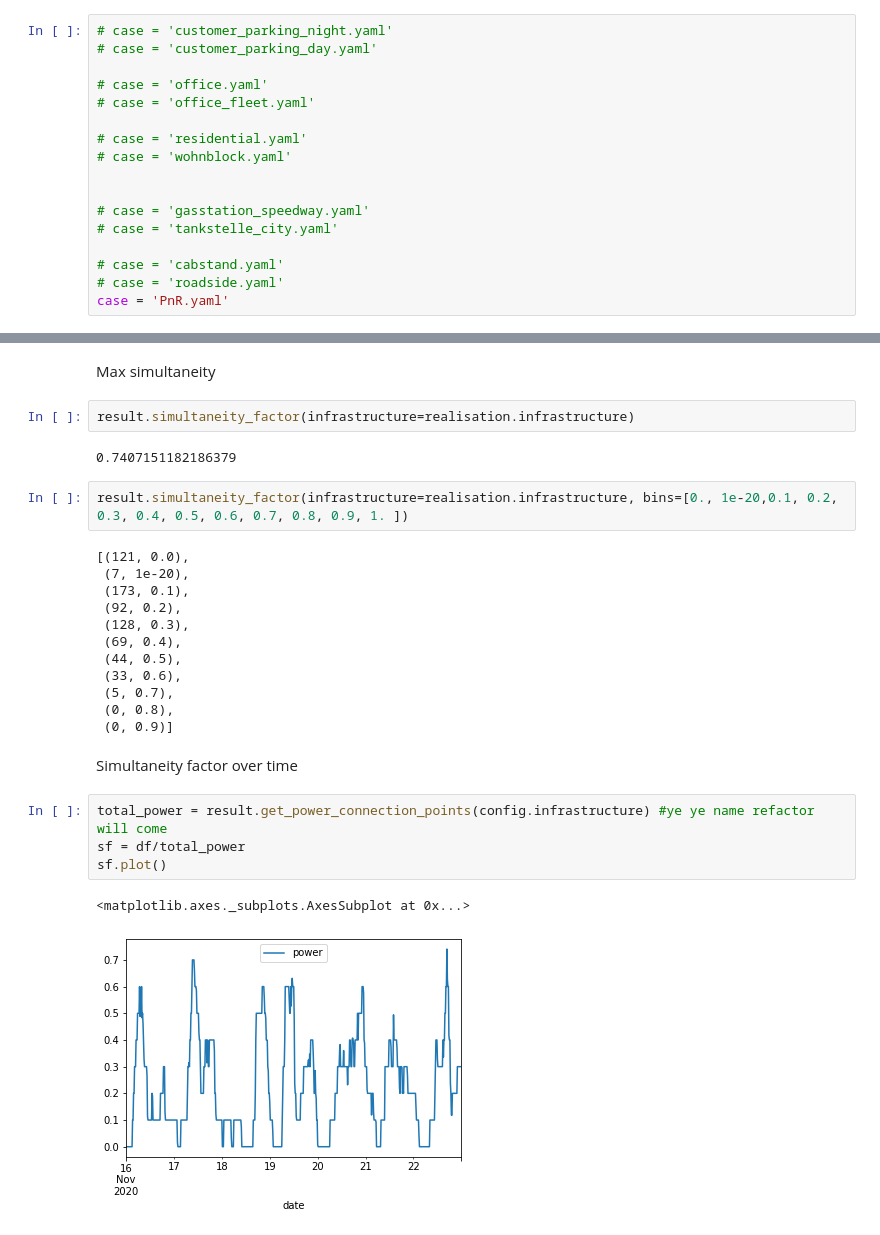
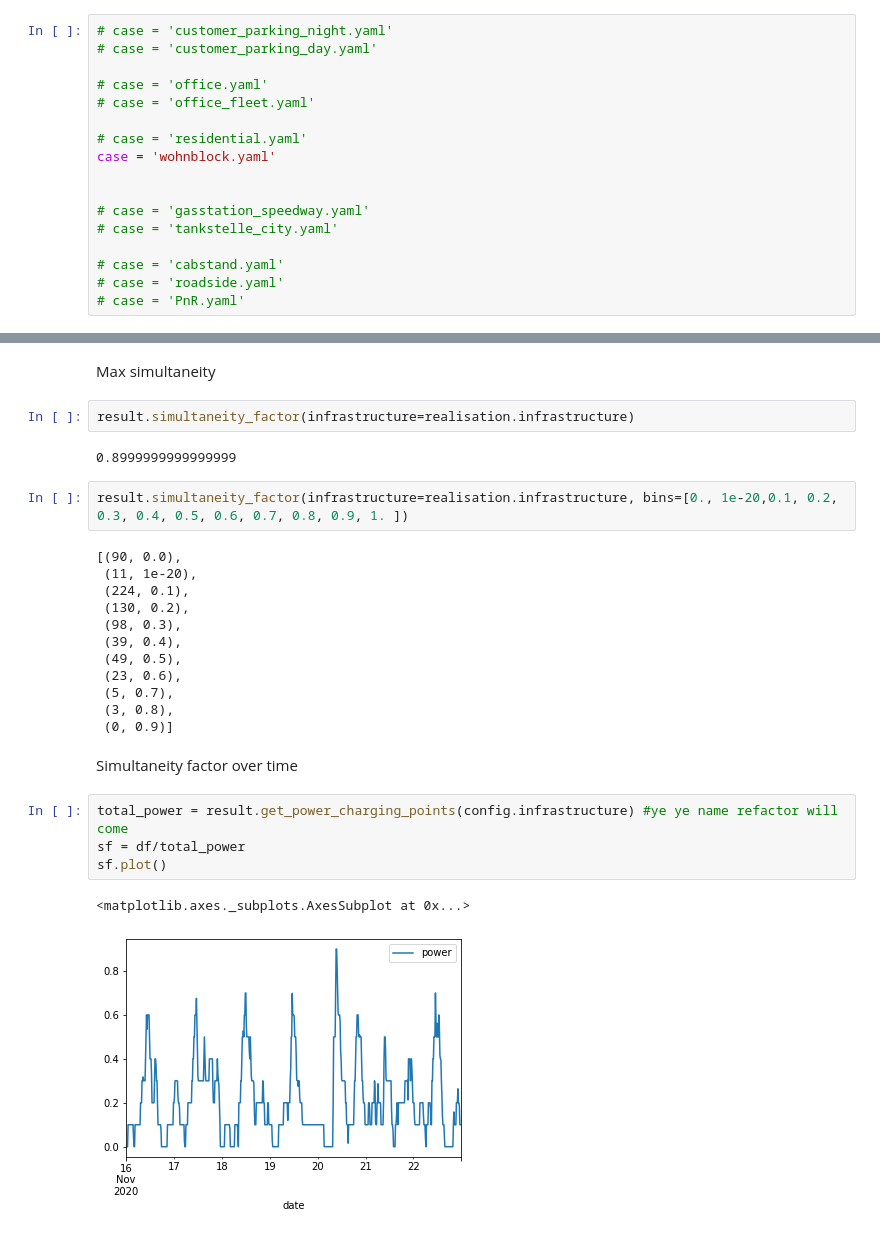
Before and after one commit to dailab/elvis, a Jupyter notebook: examples/Testing.ipynb, the cells around one changed output, grey strips where cells are left out. Saved outputs shown, nothing was run; the diff lists cells and outputs as text.

```diff
--- a/examples/Testing.ipynb
+++ b/examples/Testing.ipynb
@@ -29,7 +29,7 @@ Choose one test case and comment out all others
 # case = 'office_fleet.yaml'
 
 # case = 'residential.yaml'
-# case = 'wohnblock.yaml'
+case = 'wohnblock.yaml'
 
 
 # case = 'gasstation_speedway.yaml'
@@ -37,7 +37,7 @@ Choose one test case and comment out all others
 
 # case = 'cabstand.yaml'
 # case = 'roadside.yaml'
-case = 'PnR.yaml'
+# case = 'PnR.yaml'
 # %%
 with open(input_folder + case, 'r') as file:
     yaml_str = yaml.full_load(file)
@@ -101,27 +101,27 @@ Max simultaneity
 # %%
 result.simultaneity_factor(infrastructure=realisation.infrastructure)
 # %% [output]
-0.7407151182186379
+0.8999999999999999
 # %%
 result.simultaneity_factor(infrastructure=realisation.infrastructure, bins=[0., 1e-20,0.1, 0.2, 0.3, 0.4, 0.5, 0.6, 0.7, 0.8, 0.9, 1. ])
 # %% [output]
-[(121, 0.0),
- (7, 1e-20),
- (173, 0.1),
- (92, 0.2),
- (128, 0.3),
- (69, 0.4),
- (44, 0.5),
- (33, 0.6),
+[(90, 0.0),
+ (11, 1e-20),
+ (224, 0.1),
+ (130, 0.2),
+ (98, 0.3),
+ (39, 0.4),
+ (49, 0.5),
+ (23, 0.6),
  (5, 0.7),
- (0, 0.8),
+ (3, 0.8),
  (0, 0.9)]
 # %% [markdown]
 Simultaneity factor over time
 # %%
-total_power = result.get_power_connection_points(config.infrastructure) #ye ye name refactor will come
+total_power = result.get_power_charging_points(config.infrastructure) #ye ye name refactor will come
 sf = df/total_power
 sf.plot()
 # %% [output]
 <matplotlib.axes._subplots.AxesSubplot at 0x...>
-[figure, old version]
+[figure, new version]
```
Also changed, not shown: parts of 4 cells of this notebook, 21 other files.
